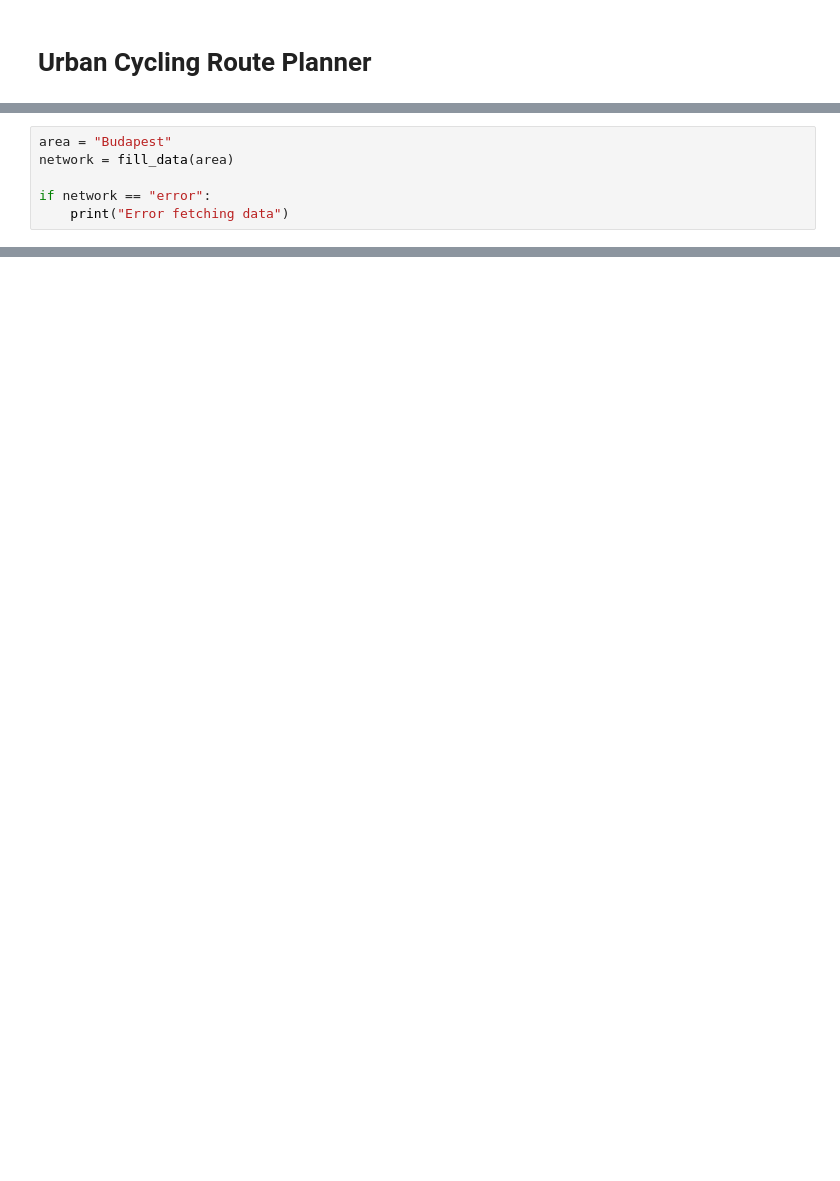
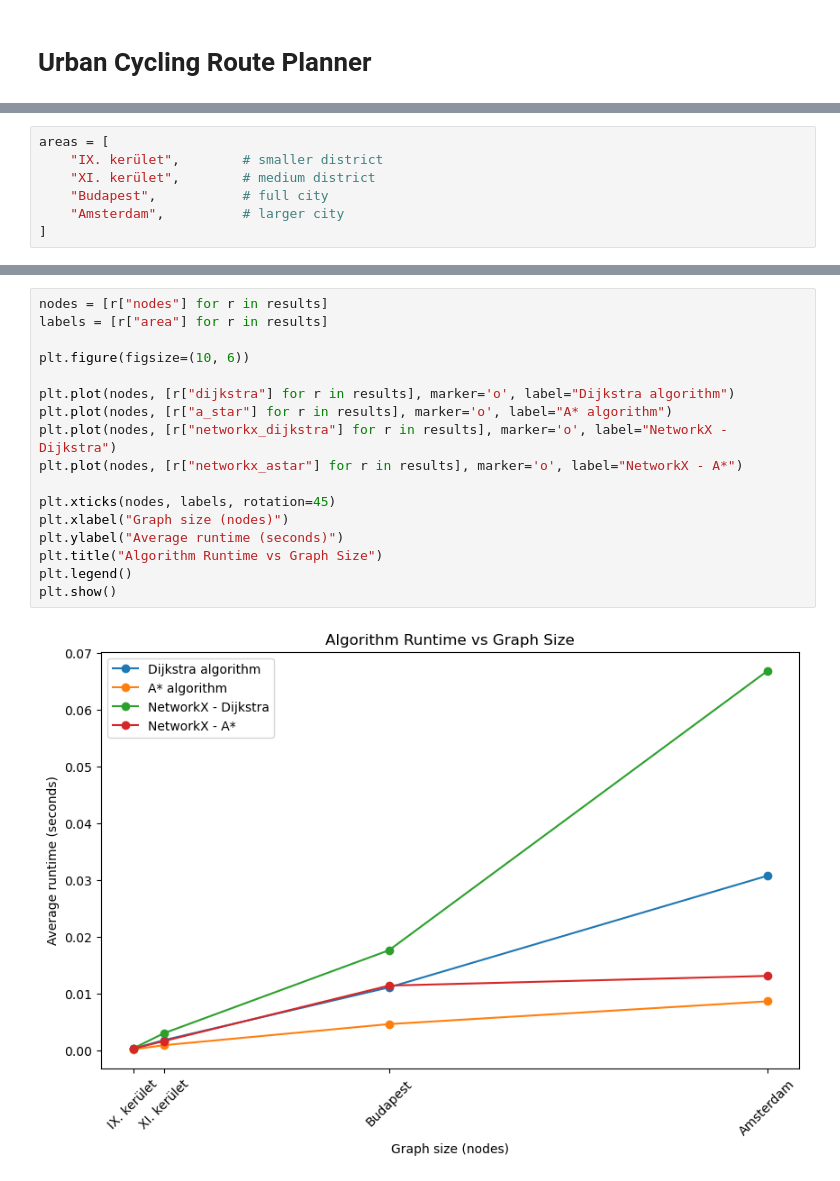
Before and after one commit to abence1/UrbanCyclingRoutePlanner, a Jupyter notebook: main.ipynb, the cells around one changed output, grey strips where cells are left out. Saved outputs shown, nothing was run; the diff lists cells and outputs as text; blank space fills up the shorter version.

Commit message:
Benchmarking our algorithms

```diff
--- a/main.ipynb
+++ b/main.ipynb
@@ -8,11 +13,5 @@ from algorithms import dijkstra, a_star
 from algorithms_networkx import convert_to_networkx, dijkstra_networkx, astar_networkx, betweenness_centrality
 import data_structure as ds
 from visualize import draw_route, draw_points
-# %%
-area = "Budapest"
-network = fill_data(area)
-
-if network == "error":
-    print("Error fetching data")
 # %%
 m = Map(center=(47.4979, 19.0402), zoom=13)
@@ -39,0 +56,7 @@ m
+# %%
+areas = [
+    "IX. kerület",        # smaller district
+    "XI. kerület",        # medium district
+    "Budapest",           # full city
+    "Amsterdam",          # larger city
+]
@@ -39,0 +149,19 @@ m
+# %%
+nodes = [r["nodes"] for r in results]
+labels = [r["area"] for r in results]
+
+plt.figure(figsize=(10, 6))
+
+plt.plot(nodes, [r["dijkstra"] for r in results], marker='o', label="Dijkstra algorithm")
+plt.plot(nodes, [r["a_star"] for r in results], marker='o', label="A* algorithm")
+plt.plot(nodes, [r["networkx_dijkstra"] for r in results], marker='o', label="NetworkX - Dijkstra")
+plt.plot(nodes, [r["networkx_astar"] for r in results], marker='o', label="NetworkX - A*")
+
+plt.xticks(nodes, labels, rotation=45)
+plt.xlabel("Graph size (nodes)")
+plt.ylabel("Average runtime (seconds)")
+plt.title("Algorithm Runtime vs Graph Size")
+plt.legend()
+plt.show()
+# %% [output]
+[figure, added]
```
Also changed, not shown: parts of 5 cells of this notebook, 1 other file.
